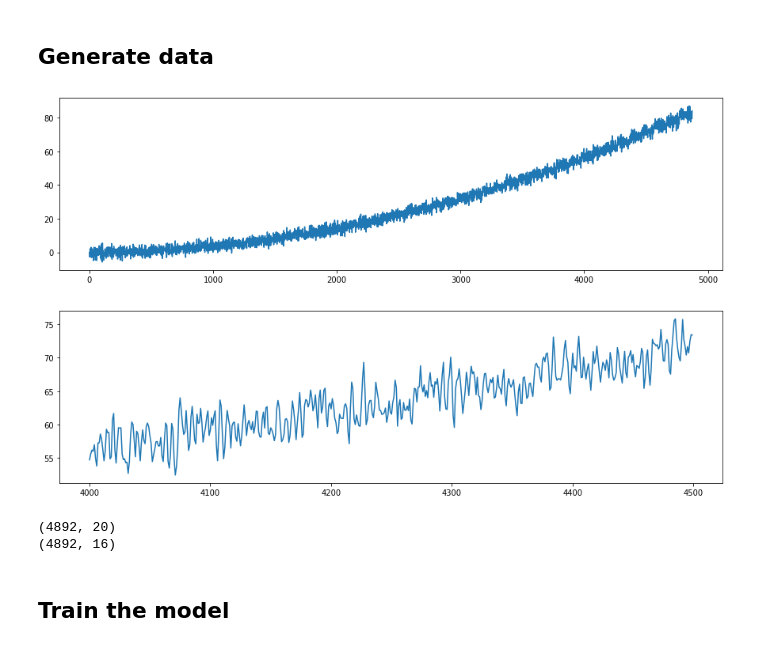
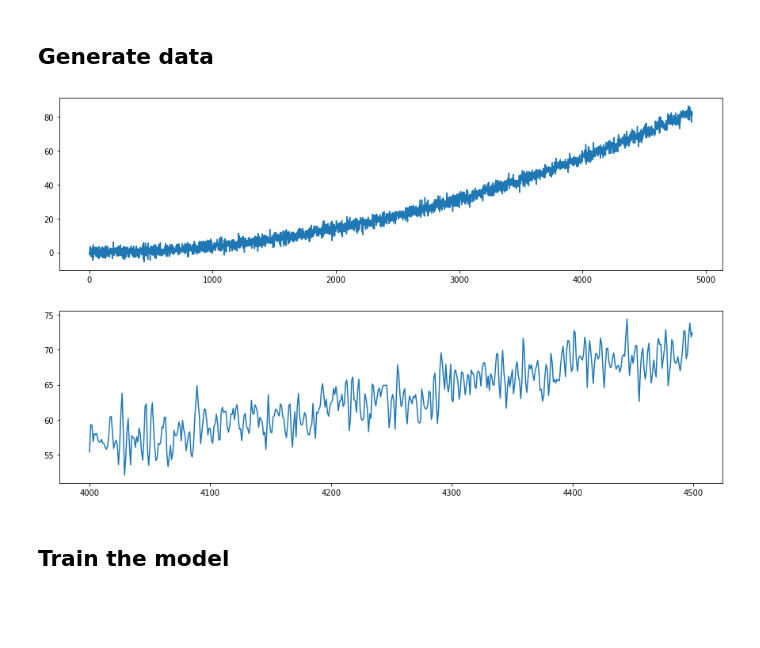
Before and after one commit to HolyBayes/TIRE_pytorch, a Jupyter notebook: TIRE_Example.ipynb, the cells around one changed output. Saved outputs shown, nothing was run; the diff lists cells and outputs as text; code cells hidden in the pictures; blank space fills up the shorter version.

```diff
--- a/TIRE_Example.ipynb
+++ b/TIRE_Example.ipynb
@@ -6,30 +6,18 @@ import TIRE.simulate as simulate
 ## Generate data
 # %%
 window_size = 20
-timeseries, windows_TD, parameters = simulate.generate_jumpingmean(window_size)
+timeseries, _, parameters = simulate.generate_jumpingmean(window_size)
+input_dim = 1 # single tick dimension. 1 for univariate
 
 plt.figure(figsize=(15,4))
 plt.plot(timeseries)
 plt.show()
 plt.figure(figsize=(15,4))
 plt.plot(range(4000,4500),timeseries[4000:4500])
 plt.show()
 # %% [output]
-[figure, old version]
+[figure, new version]
-[figure, old version]
+[figure, new version]
-# %%
-window_size = 20
-nfft = 30
-import TIRE.utils as utils
-timeseries, windows_TD, parameters = simulate.generate_jumpingmean(window_size)
-print(windows_TD.shape)
-
-norm_mode = 'timeseries'
-windows_FD = utils.calc_fft(windows_TD, nfft, norm_mode)
-print(windows_FD.shape)
-# %% [output]
-(4892, 20)
-(4892, 16)
 # %% [markdown]
 ## Train the model
 # %%
```
Also changed, not shown: parts of 3 cells of this notebook, 1 other file.
